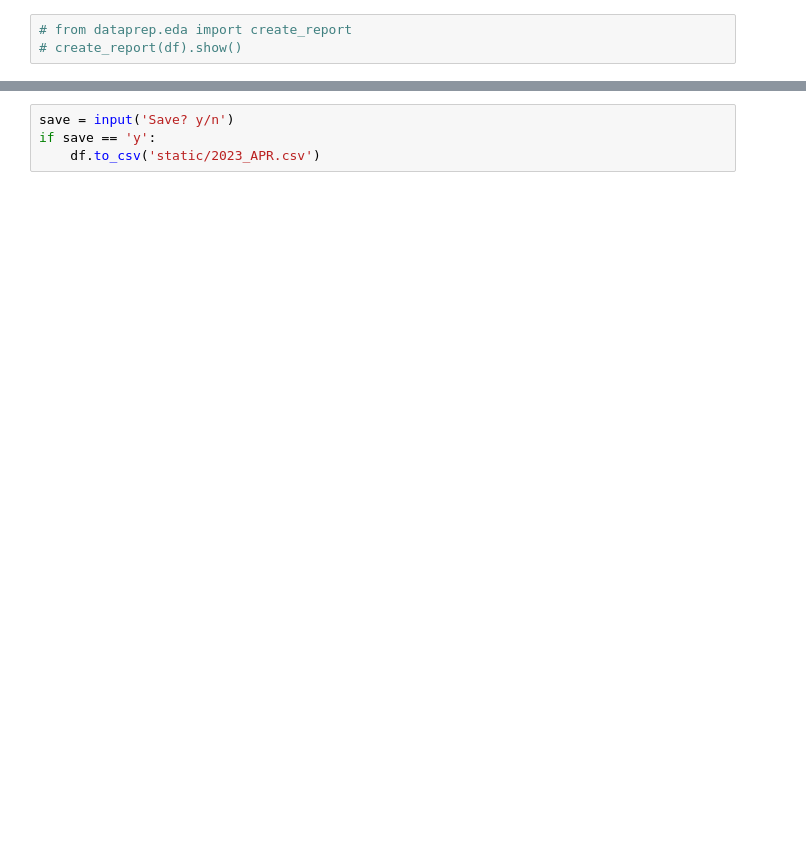
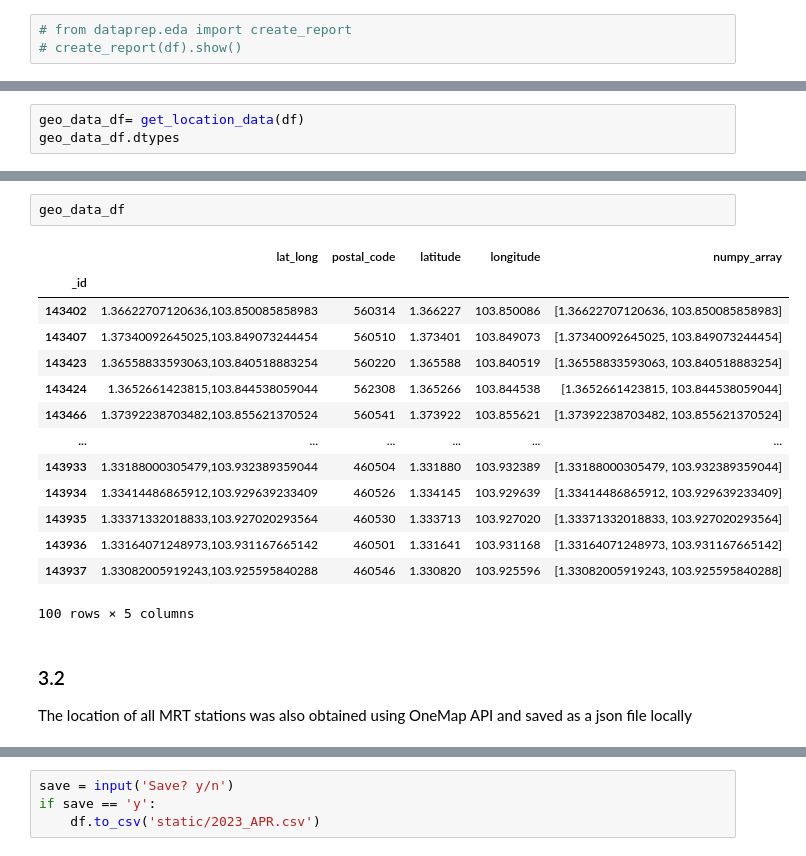
Before and after one commit to sienlonglim/ml_webapp, a Jupyter notebook: data_wrangling.ipynb, the cells around one changed output, grey strips where cells are left out. Cells and saved outputs as stored; diff of their text form; blank space fills up the shorter version.

```diff
--- a/data_wrangling.ipynb
+++ b/data_wrangling.ipynb
@@ -331,0 +379,3 @@ df
+# %%
+geo_data_df= get_location_data(df)
+geo_data_df.dtypes
@@ -331,0 +390,20 @@ df
+# %%
+geo_data_df
+# %% [output]
+|  | lat_long | postal_code | latitude | longitude | numpy_array |
+| _id |  |  |  |  |  |
+| 143402 | 1.36622707120636,103.850085858983 | 560314 | 1.366227 | 103.850086 | [1.36622707120636, 103.850085858983] |
+| 143407 | 1.37340092645025,103.849073244454 | 560510 | 1.373401 | 103.849073 | [1.37340092645025, 103.849073244454] |
+| 143423 | 1.36558833593063,103.840518883254 | 560220 | 1.365588 | 103.840519 | [1.36558833593063, 103.840518883254] |
+| 143424 | 1.3652661423815,103.844538059044 | 562308 | 1.365266 | 103.844538 | [1.3652661423815, 103.844538059044] |
+| 143466 | 1.37392238703482,103.855621370524 | 560541 | 1.373922 | 103.855621 | [1.37392238703482, 103.855621370524] |
+| ... | ... | ... | ... | ... | ... |
+| 143933 | 1.33188000305479,103.932389359044 | 460504 | 1.331880 | 103.932389 | [1.33188000305479, 103.932389359044] |
+| 143934 | 1.33414486865912,103.929639233409 | 460526 | 1.334145 | 103.929639 | [1.33414486865912, 103.929639233409] |
+| 143935 | 1.33371332018833,103.927020293564 | 460530 | 1.333713 | 103.927020 | [1.33371332018833, 103.927020293564] |
+| 143936 | 1.33164071248973,103.931167665142 | 460501 | 1.331641 | 103.931168 | [1.33164071248973, 103.931167665142] |
+| 143937 | 1.33082005919243,103.925595840288 | 460546 | 1.330820 | 103.925596 | [1.33082005919243, 103.925595840288] |
+100 rows × 5 columns
+# %% [markdown]
+### 3.2
+The location of all MRT stations was also obtained using OneMap API and saved as a json file locally
```
Also changed, not shown: parts of 27 cells of this notebook.
